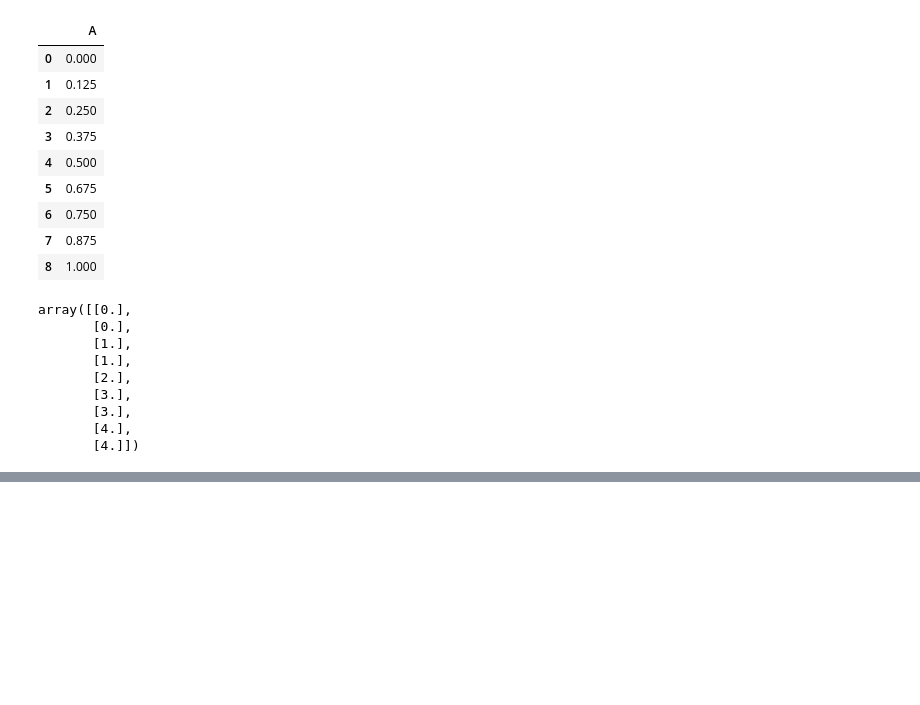
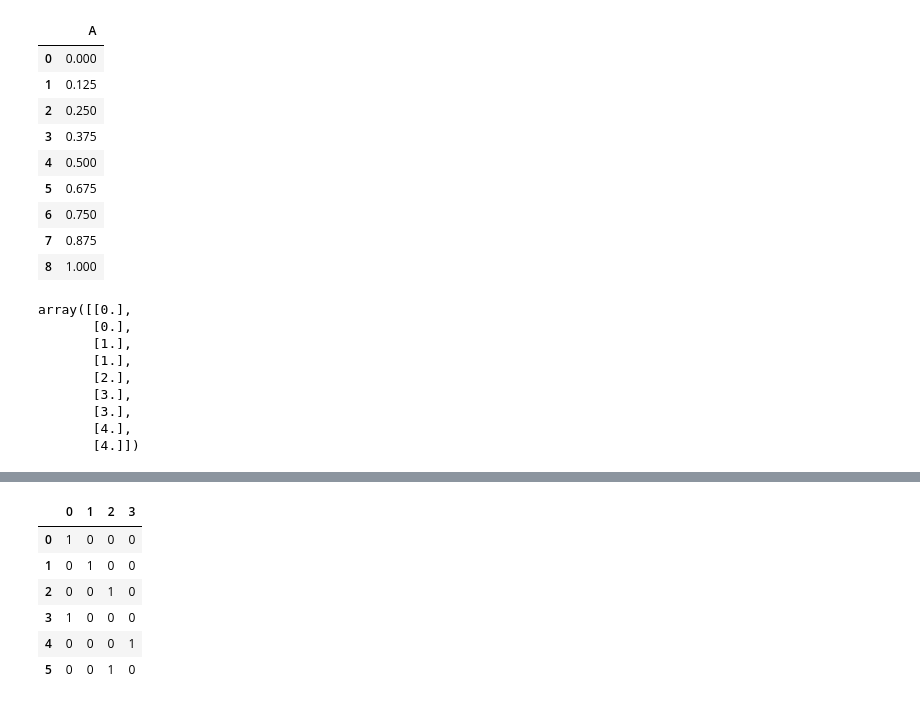
Before and after one commit to AnvayRaj/MLP-Notes, a Jupyter notebook: Week_2.ipynb, the cells around one changed output, grey strips where cells are left out. Saved outputs shown, nothing was run; the diff lists cells and outputs as text; code cells hidden in the pictures; blank space fills up the shorter version.

```diff
--- a/Week_2.ipynb
+++ b/Week_2.ipynb
@@ -361,0 +450,16 @@ array([[0.],
+# %%
+from sklearn.preprocessing import LabelBinarizer
+
+X = [1, 2, 6, 1, 8, 6]
+
+lb = LabelBinarizer()
+X = pd.DataFrame(lb.fit_transform(X))
+X
+# %% [output]
+|  | 0 | 1 | 2 | 3 |
+| 0 | 1 | 0 | 0 | 0 |
+| 1 | 0 | 1 | 0 | 0 |
+| 2 | 0 | 0 | 1 | 0 |
+| 3 | 1 | 0 | 0 | 0 |
+| 4 | 0 | 0 | 0 | 1 |
+| 5 | 0 | 0 | 1 | 0 |
```
Also changed, not shown: parts of 20 cells of this notebook.
